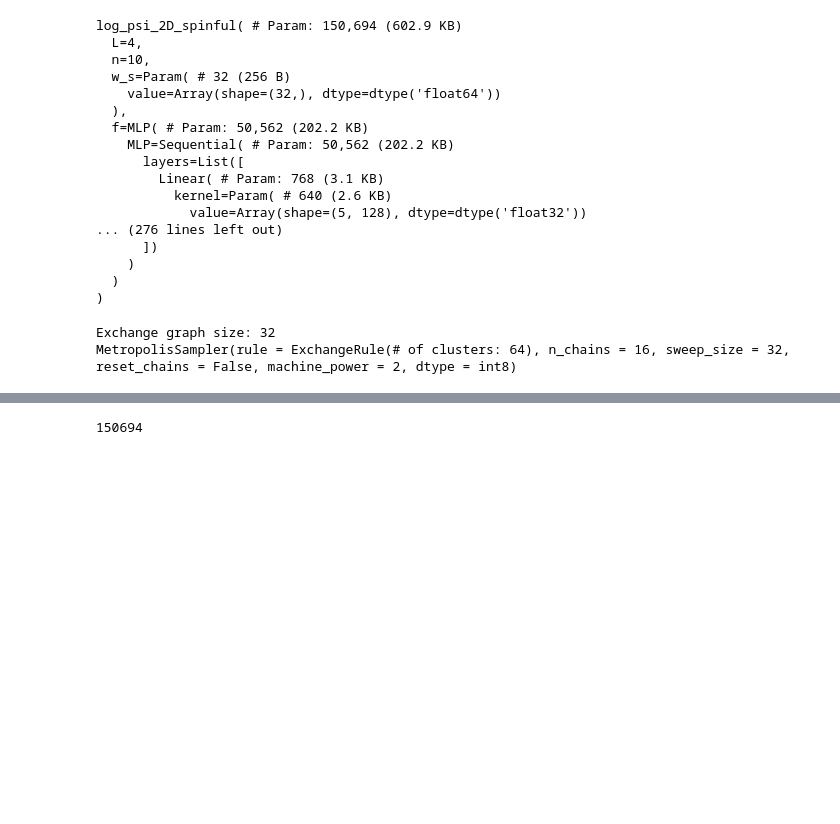
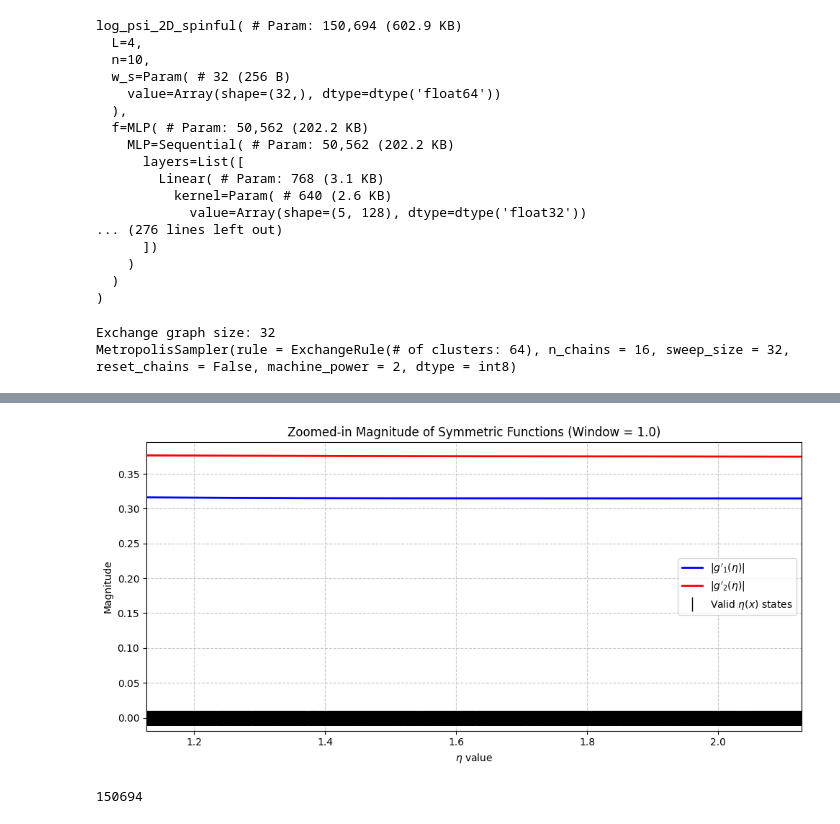
Before and after one commit to brandoncovert/NN_Discrete, a Jupyter notebook: VMC.ipynb, the cells around one changed output, grey strips where cells are left out. Cells and saved outputs as stored; diff of their text form; code cells hidden in the pictures; blank space fills up the shorter version.

```diff
--- a/VMC.ipynb
+++ b/VMC.ipynb
@@ -411,3 +523,47 @@ Spin 1 (Up)   - Mean: 0.270381, Std: 0.962736
+# %%
+# 1. Choose a narrow window around the center of your data
+center_eta = float(jnp.mean(etas_sampled))
+window_size = 1.0  # You can shrink this to 0.1 or 0.01 for an even tighter zoom
+
+# 2. Create a highly dense array of eta values just for this small slice
+eta_zoomed = jnp.linspace(center_eta - (window_size / 2), center_eta + (window_size / 2), 2000)
+eta_zoomed_expanded = jnp.expand_dims(eta_zoomed, axis=-1)
+
+# 3. Evaluate the MLPs at this high resolution
+g1_out_zoomed = model.g_1_prime(eta_zoomed_expanded)
+g2_out_zoomed = model.g_2_prime(eta_zoomed_expanded)
+
+mag_g1_zoomed = get_magnitude(g1_out_zoomed)
+mag_g2_zoomed = get_magnitude(g2_out_zoomed)
+
+# Filter the rug plot states to only plot the ones inside our zoomed window
+etas_in_window = etas_sampled[(etas_sampled >= center_eta - (window_size / 2)) &
+                              (etas_sampled <= center_eta + (window_size / 2))]
+
+# 4. Plot
+fig, ax = plt.subplots(figsize=(10, 5))
+
+ax.plot(eta_zoomed, mag_g1_zoomed, color='blue', linewidth=2, label=r"$|g'_1(\eta)|$")
+ax.plot(eta_zoomed, mag_g2_zoomed, color='red', linewidth=2, label=r"$|g'_2(\eta)|$")
+
+# Rug plot for the states in this specific slice
+ax.plot(etas_in_window, np.zeros_like(etas_in_window), '|', color='black', alpha=0.3, markersize=15, label=r"Valid $\eta(x)$ states")
+
+ax.set_xlim(center_eta - (window_size / 2), center_eta + (window_size / 2))
+ax.set_xlabel(r"$\eta$ value")
+ax.set_ylabel("Magnitude")
+ax.set_title(f"Zoomed-in Magnitude of Symmetric Functions (Window = {window_size})")
+ax.grid(True, linestyle='--', alpha=0.7)
+
+# Fix alpha for the legend
+leg = ax.legend()
+for lh in leg.legend_handles:
+    lh.set_alpha(1)
+
+plt.tight_layout()
+plt.show()
+# %% [output]
+[figure, added]
 # %%
 # E_gs = -9.460138475599
 # sd_energy = vstate.expect(H)
```
Also changed, not shown: parts of 9 cells of this notebook.
